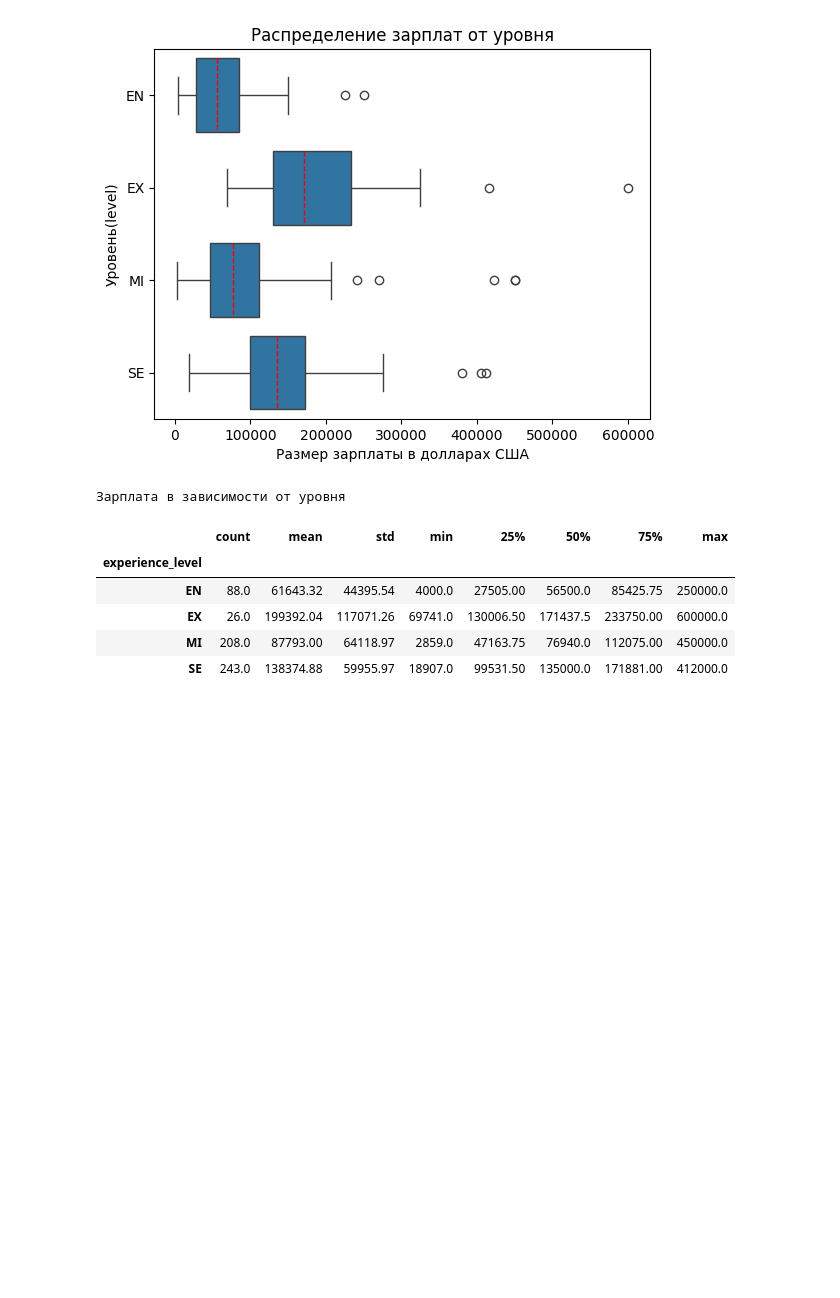
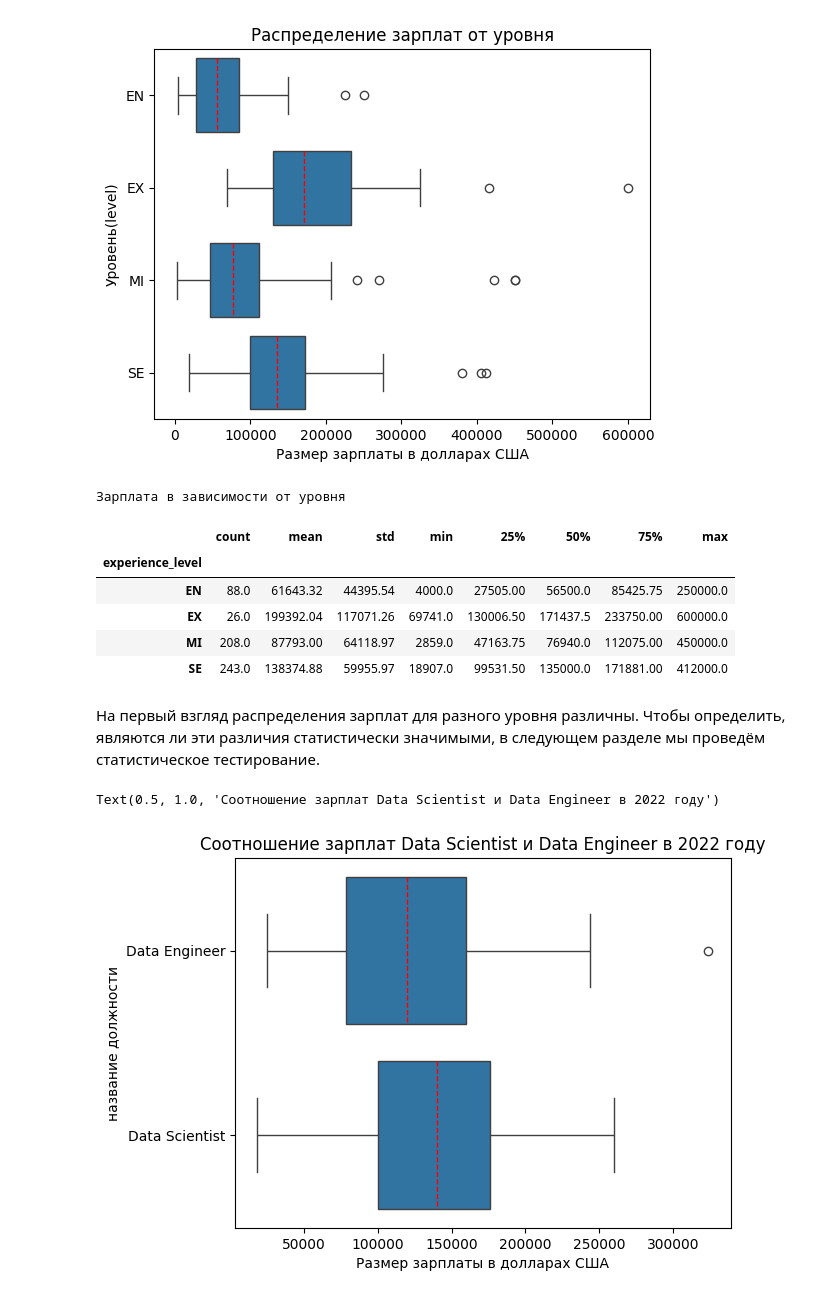
Before and after one commit to govoridaa/SF, a Jupyter notebook: учебный материал/Блок 3. Разведывательный анализ данных/EDA-4. Статистические тесты/practice_eda4.ipynb, the cells around one changed output. Cells and saved outputs as stored; diff of their text form; code cells hidden in the pictures; blank space fills up the shorter version.

```diff
--- a/учебный материал/Блок 3. Разведывательный анализ данных/EDA-4. Статистические тесты/practice_eda4.ipynb
+++ b/учебный материал/Блок 3. Разведывательный анализ данных/EDA-4. Статистические тесты/practice_eda4.ipynb
@@ -248,3 +267,13 @@ ds_agg
 | EX | 26.0 | 199392.04 | 117071.26 | 69741.0 | 130006.50 | 171437.5 | 233750.00 | 600000.0 |
 | MI | 208.0 | 87793.00 | 64118.97 | 2859.0 | 47163.75 | 76940.0 | 112075.00 | 450000.0 |
 | SE | 243.0 | 138374.88 | 59955.97 | 18907.0 | 99531.50 | 135000.0 | 171881.00 | 412000.0 |
+# %% [markdown]
+На первый взгляд распределения зарплат для разного уровня различны. Чтобы определить, являются ли эти различия статистически значимыми, в следующем разделе мы проведём статистическое тестирование.
+# %%
+masc=((ds['job_title']=='Data Engineer') | (ds['job_title']=='Data Scientist')) & (ds['work_year']==2022)
+ax=sns.boxplot(ds[masc], x='salary_in_usd', y='job_title', orient='h', medianprops={'color': 'red', 'linestyle': '--'})
+ax.set(xlabel='Размер зарплаты в долларах США', ylabel='название должности')
+ax.set_title('Соотношение зарплат Data Scientist и Data Engineer в 2022 году')
+# %% [output]
+Text(0.5, 1.0, 'Соотношение зарплат Data Scientist и Data Engineer в 2022 году')
+[figure, added]
```
Also changed, not shown: parts of 23 cells of this notebook.
